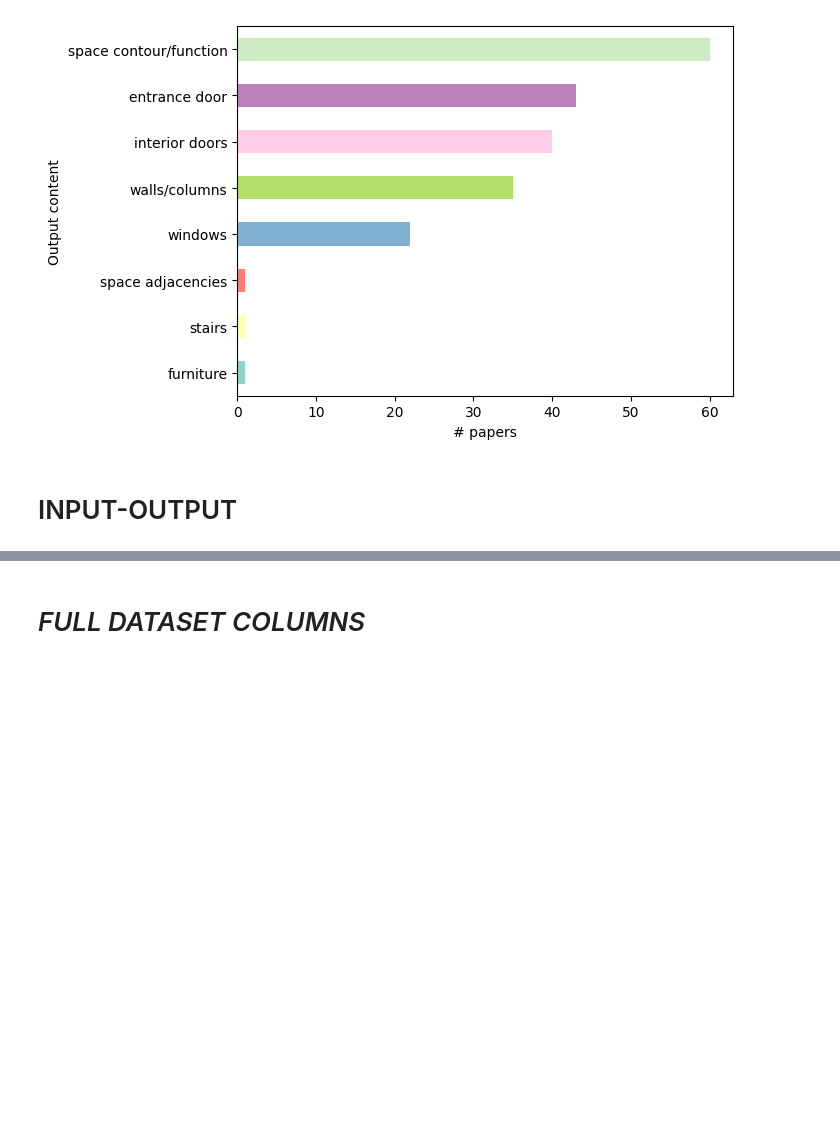
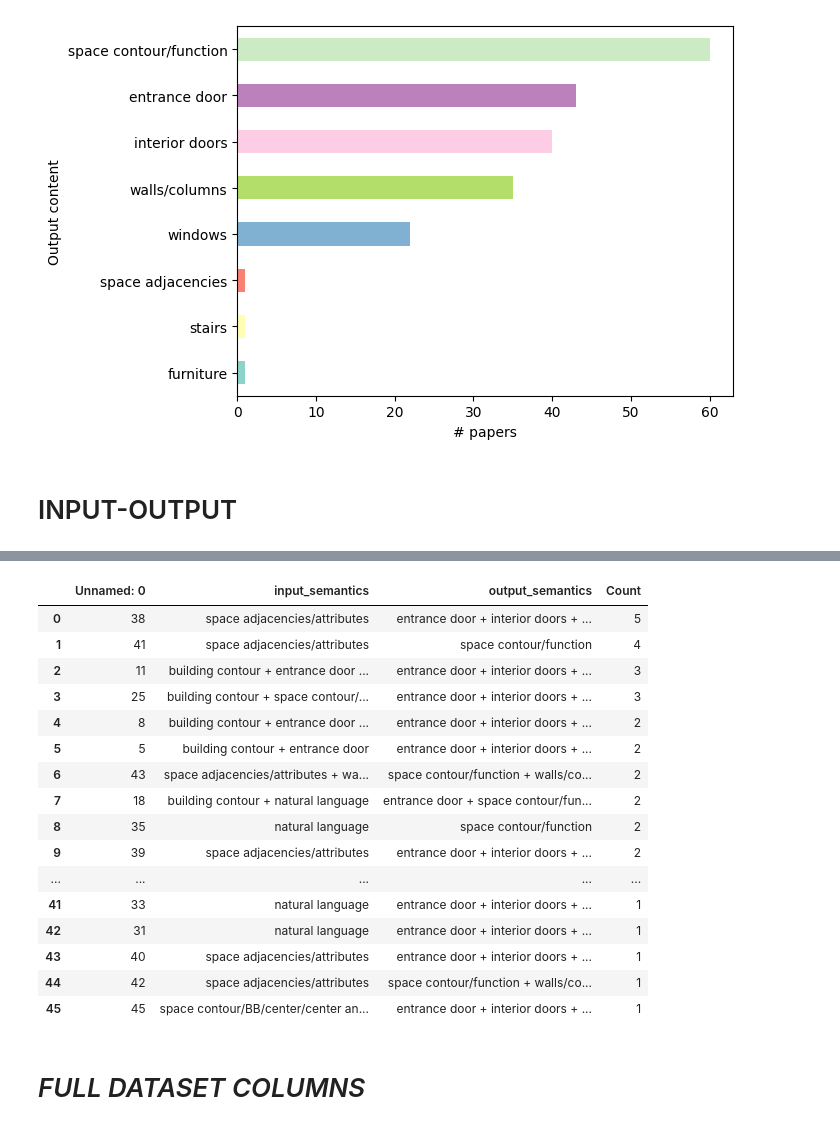
Before and after one commit to gal-dmitry/SystematicReview, a Jupyter notebook: SYNTHESIS_02.ipynb, the cells around one changed output, grey strips where cells are left out. Cells and saved outputs as stored; diff of their text form; code cells hidden in the pictures; blank space fills up the shorter version.

```diff
--- a/SYNTHESIS_02.ipynb
+++ b/SYNTHESIS_02.ipynb
@@ -542,0 +543,21 @@ plot_input_output_content(df_model)
+# %%
+cooc_df = pd.read_csv("cooc.csv")
+cooc_df
+# %% [output]
+|  | Unnamed: 0 | input_semantics | output_semantics | Count |
+| 0 | 38 | space adjacencies/attributes | entrance door + interior doors + ... | 5 |
+| 1 | 41 | space adjacencies/attributes | space contour/function | 4 |
+| 2 | 11 | building contour + entrance door ... | entrance door + interior doors + ... | 3 |
+| 3 | 25 | building contour + space contour/... | entrance door + interior doors + ... | 3 |
+| 4 | 8 | building contour + entrance door ... | entrance door + interior doors + ... | 2 |
+| 5 | 5 | building contour + entrance door | entrance door + interior doors + ... | 2 |
+| 6 | 43 | space adjacencies/attributes + wa... | space contour/function + walls/co... | 2 |
+| 7 | 18 | building contour + natural language | entrance door + space contour/fun... | 2 |
+| 8 | 35 | natural language | space contour/function | 2 |
+| 9 | 39 | space adjacencies/attributes | entrance door + interior doors + ... | 2 |
+| ... | ... | ... | ... | ... |
+| 41 | 33 | natural language | entrance door + interior doors + ... | 1 |
+| 42 | 31 | natural language | entrance door + interior doors + ... | 1 |
+| 43 | 40 | space adjacencies/attributes | entrance door + interior doors + ... | 1 |
+| 44 | 42 | space adjacencies/attributes | space contour/function + walls/co... | 1 |
+| 45 | 45 | space contour/BB/center/center an... | entrance door + interior doors + ... | 1 |
```
Also changed, not shown: parts of 7 cells of this notebook, 6 other files.
